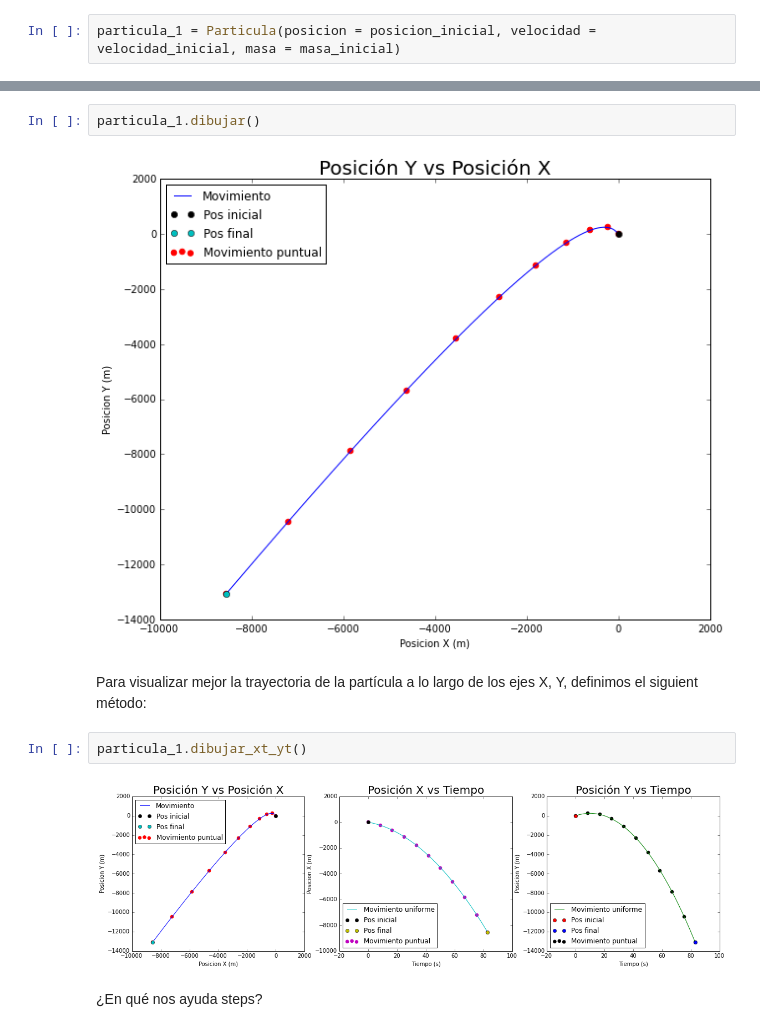
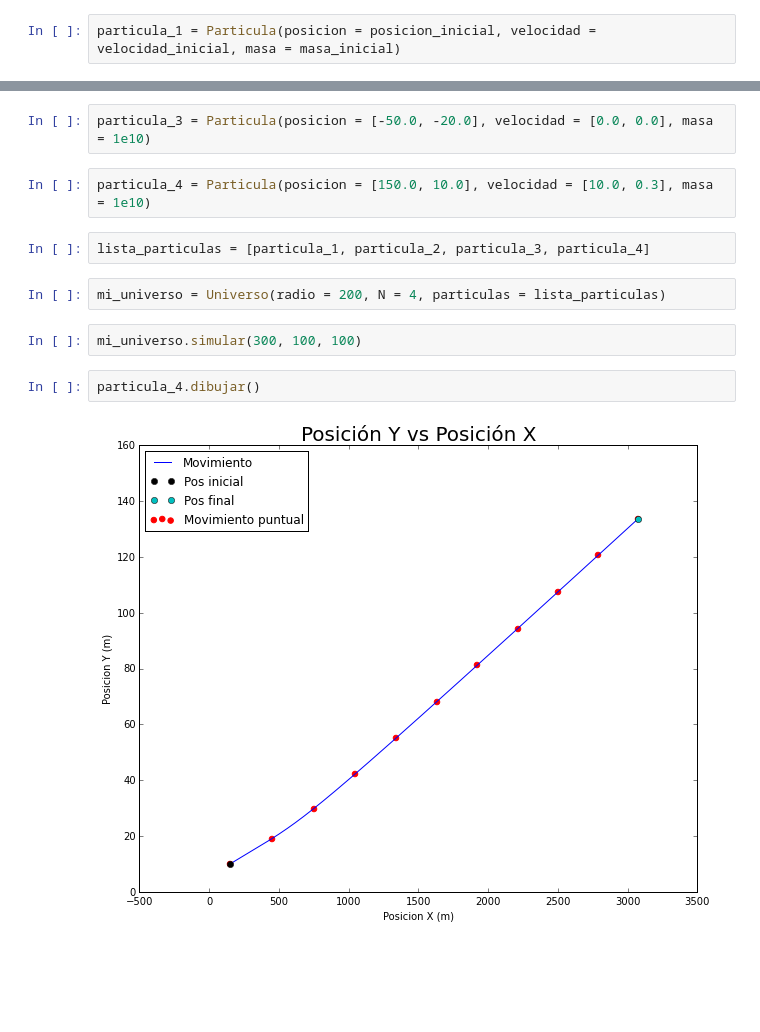
Before and after one commit to AzulGarza/proyecto-mate-compu, a Jupyter notebook: proyecto/Exposicion.ipynb, the cells around one changed output, grey strips where cells are left out. Saved outputs shown, nothing was run; the diff lists cells and outputs as text; blank space fills up the shorter version.

```diff
--- a/proyecto/Exposicion.ipynb
+++ b/proyecto/Exposicion.ipynb
@@ -282,12 +370,14 @@ particula_1.mover(fuerza = fuerza_inicial, tiempo = time, pasos = steps)
+# %%
+particula_3 = Particula(posicion = [-50.0, -20.0], velocidad = [0.0, 0.0], masa = 1e10)
+# %%
+particula_4 = Particula(posicion = [150.0, 10.0], velocidad = [10.0, 0.3], masa = 1e10)
+# %%
+lista_particulas = [particula_1, particula_2, particula_3, particula_4]
+# %%
+mi_universo = Universo(radio = 200, N = 4, particulas = lista_particulas)
+# %%
+mi_universo.simular(300, 100, 100)
 # %%
-particula_1.dibujar()
+particula_4.dibujar()
 # %% [output]
-[figure, old version]
+[figure, new version]
-# %% [markdown]
-Para visualizar mejor la trayectoria de la partícula a lo largo de los ejes X, Y, definimos el siguient método:
-# %%
-particula_1.dibujar_xt_yt()
-# %% [output]
-[figure, removed]
-# %% [markdown]
-¿En qué nos ayuda steps?
```
Also changed, not shown: parts of 32 cells of this notebook.
